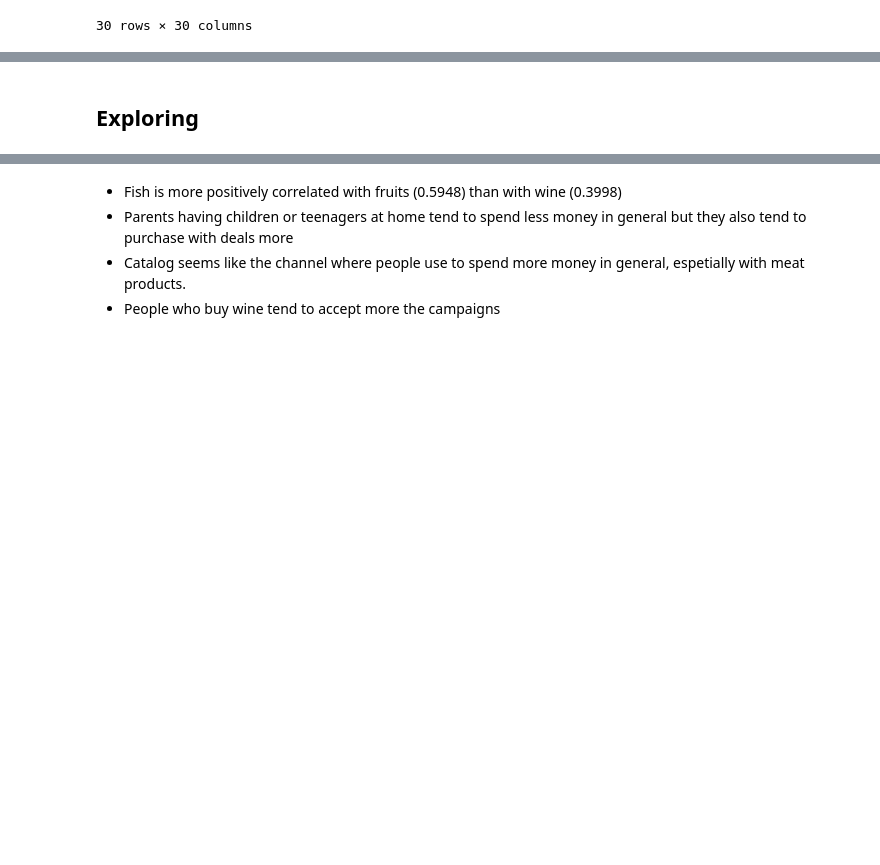
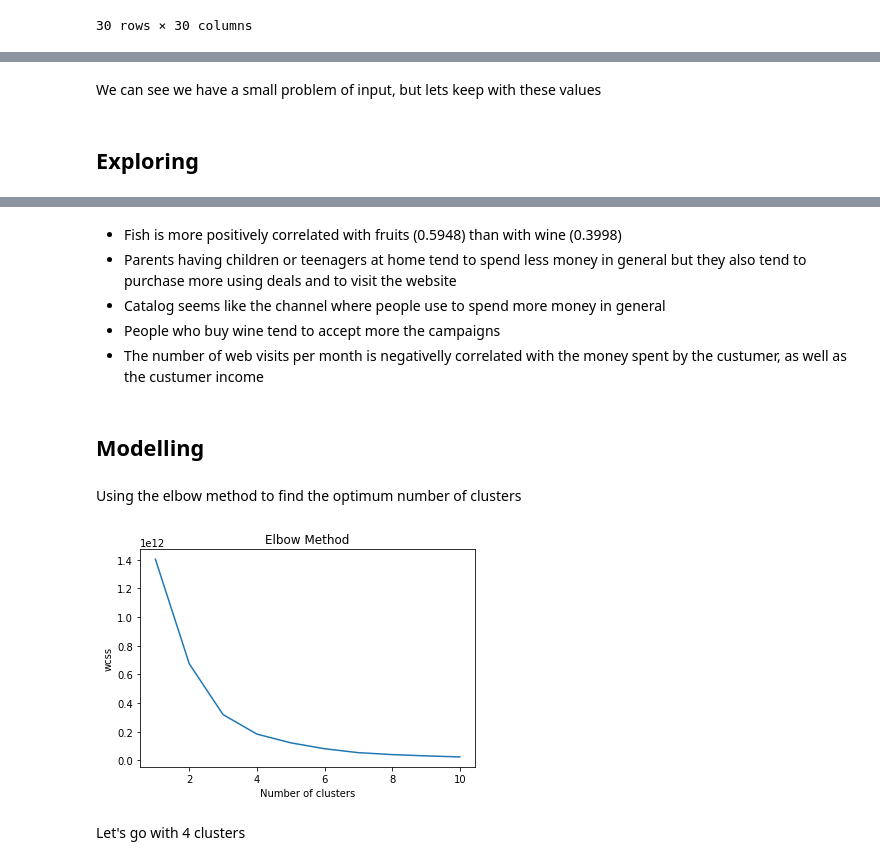
Before and after one commit to iancamleite/ifood-data-business-analyst-test, a Jupyter notebook: Analysis.ipynb, the cells around one changed output, grey strips where cells are left out. Saved outputs shown, nothing was run; the diff lists cells and outputs as text; code cells hidden in the pictures; blank space fills up the shorter version.

Commit message:
add k-means clustering

```diff
--- a/Analysis.ipynb
+++ b/Analysis.ipynb
@@ -178,0 +210,2 @@ df.head(30)
+# %%
+df.drop(columns=['ID','Z_CostContact','Z_Revenue','Income_Month'], inplace=True)
@@ -178,0 +238,6 @@ df.head(30)
+# %%
+cat_columns = ['Education', 'Marital_Status']
+for i in cat_columns:
+    dummy = pd.get_dummies(df[i])
+    df = pd.concat([df,dummy], axis=1)
+df.head()
@@ -179,3 +273,7 @@ df.head(30)
+# %% [markdown]
+We can see we have a small problem of input, but lets keep with these values
+# %%
+df.drop(columns=['Marital_Status','Education'], inplace=True)
 # %% [markdown]
 ## Exploring
 # %%
@@ -201,6 +299,9 @@ corr.style.background_gradient(cmap='coolwarm')
 | Response | 0.0213252 | 0.133047 | -0.0800078 | -0.154446 | -0.198437 | 0.247254 | 0.125289 | 0.236335 | ... |
 # %% [markdown]
 - Fish is more positively correlated with fruits (0.5948) than with wine (0.3998)
-- Parents having children or teenagers at home tend to spend less money in general but they also tend to purchase with deals more
-- Catalog seems like the channel where people use to spend more money in general, espetially with meat products.
+- Parents having children or teenagers at home tend to spend less money in general but they also tend to purchase more using deals and to visit the website
+- Catalog seems like the channel where people use to spend more money in general
 - People who buy wine tend to accept more the campaigns
+- The number of web visits per month is negativelly correlated with the money spent by the custumer, as well as the custumer income
+# %% [markdown]
+## Modelling
@@ -206,0 +311,19 @@ corr.style.background_gradient(cmap='coolwarm')
+# %% [markdown]
+Using the elbow method to find the optimum number of clusters
+# %%
+from sklearn.cluster import KMeans
+wcss = []
+X = df.drop(axis=0, columns=['Dt_Customer']).dropna()
+for i in range(1,11):
+    km=KMeans(n_clusters=i,init='k-means++', max_iter=300, n_init=10, random_state=0)
+    km.fit(X)
+    wcss.append(km.inertia_)
+plt.plot(range(1,11),wcss)
+plt.title('Elbow Method')
+plt.xlabel('Number of clusters')
+plt.ylabel('wcss')
+plt.show()
+# %% [output]
+[figure, added]
+# %% [markdown]
+Let's go with 4 clusters
```
Also changed, not shown: parts of 22 cells of this notebook.
